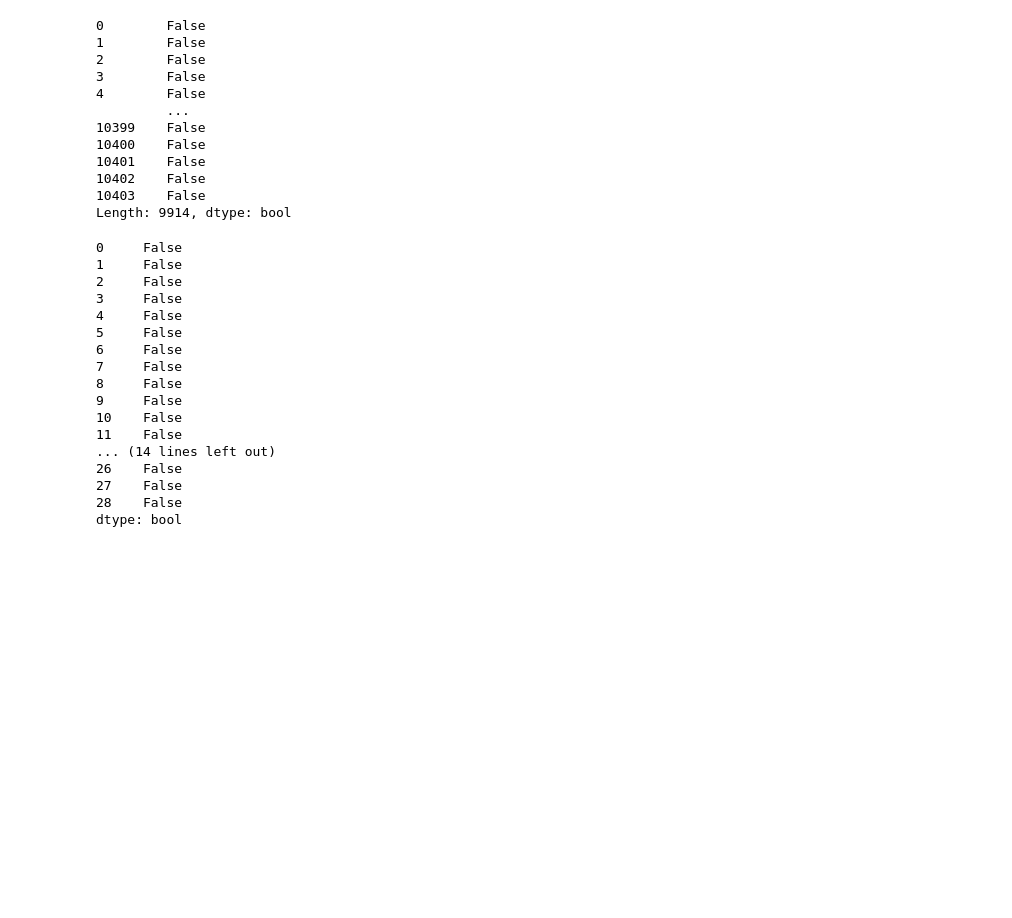
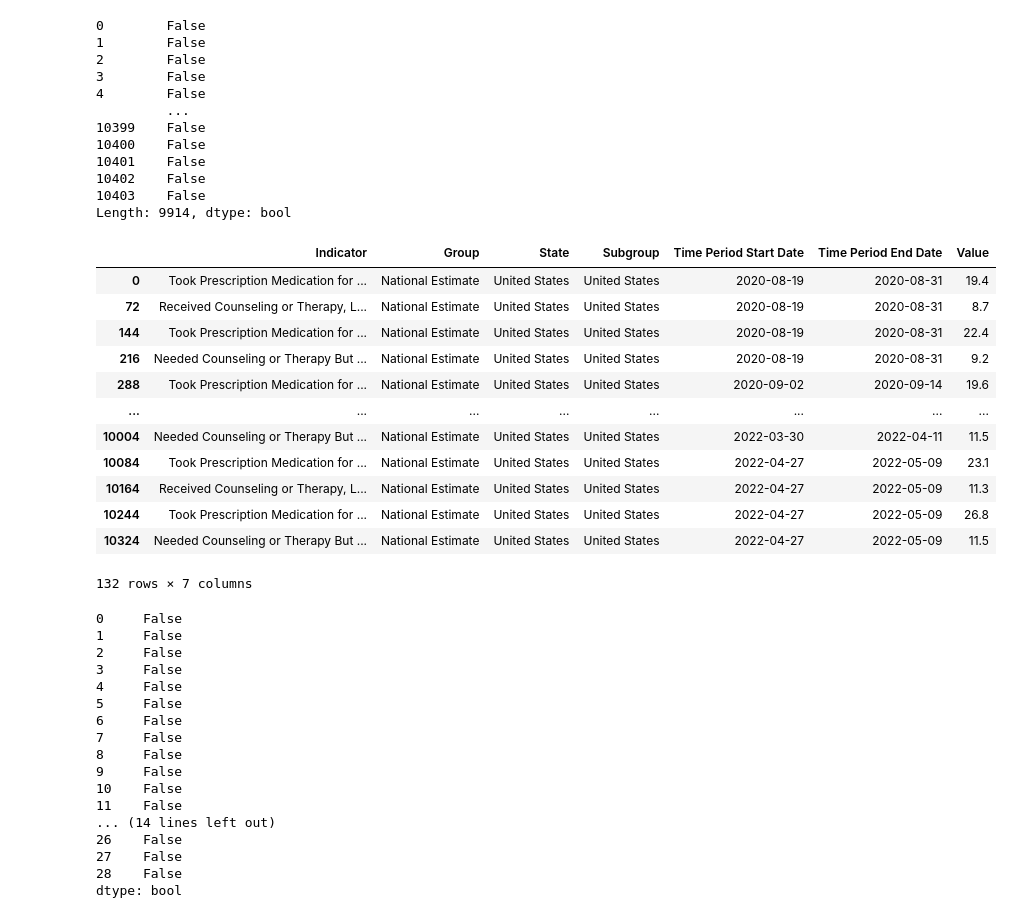
Before and after one commit to Teesen24/cleaning-data-checkpoint, a Jupyter notebook: checkpoint-three.ipynb, the cells around one changed output. Cells and saved outputs as stored; diff of their text form; code cells hidden in the pictures; blank space fills up the shorter version.

```diff
--- a/checkpoint-three.ipynb
+++ b/checkpoint-three.ipynb
@@ -386,6 +399,24 @@ mental_health.duplicated()
 10402    False
 10403    False
 Length: 9914, dtype: bool
+# %%
+# Focus on the mental health national estimate and filter out the by-state data
+mental_health_national_estimate = mental_health.query('Group == "National Estimate"')
+mental_health_national_estimate
+# %% [output]
+|  | Indicator | Group | State | Subgroup | Time Period Start Date | Time Period End Date | Value |
+| 0 | Took Prescription Medication for ... | National Estimate | United States | United States | 2020-08-19 | 2020-08-31 | 19.4 |
+| 72 | Received Counseling or Therapy, L... | National Estimate | United States | United States | 2020-08-19 | 2020-08-31 | 8.7 |
+| 144 | Took Prescription Medication for ... | National Estimate | United States | United States | 2020-08-19 | 2020-08-31 | 22.4 |
+| 216 | Needed Counseling or Therapy But ... | National Estimate | United States | United States | 2020-08-19 | 2020-08-31 | 9.2 |
+| 288 | Took Prescription Medication for ... | National Estimate | United States | United States | 2020-09-02 | 2020-09-14 | 19.6 |
+| ... | ... | ... | ... | ... | ... | ... | ... |
+| 10004 | Needed Counseling or Therapy But ... | National Estimate | United States | United States | 2022-03-30 | 2022-04-11 | 11.5 |
+| 10084 | Took Prescription Medication for ... | National Estimate | United States | United States | 2022-04-27 | 2022-05-09 | 23.1 |
+| 10164 | Received Counseling or Therapy, L... | National Estimate | United States | United States | 2022-04-27 | 2022-05-09 | 11.3 |
+| 10244 | Took Prescription Medication for ... | National Estimate | United States | United States | 2022-04-27 | 2022-05-09 | 26.8 |
+| 10324 | Needed Counseling or Therapy But ... | National Estimate | United States | United States | 2022-04-27 | 2022-05-09 | 11.5 |
+132 rows × 7 columns
 # %%
 # no uneccessary columns in data
 # check for duplicates
```
Also changed, not shown: parts of 18 cells of this notebook, 6 other files.
